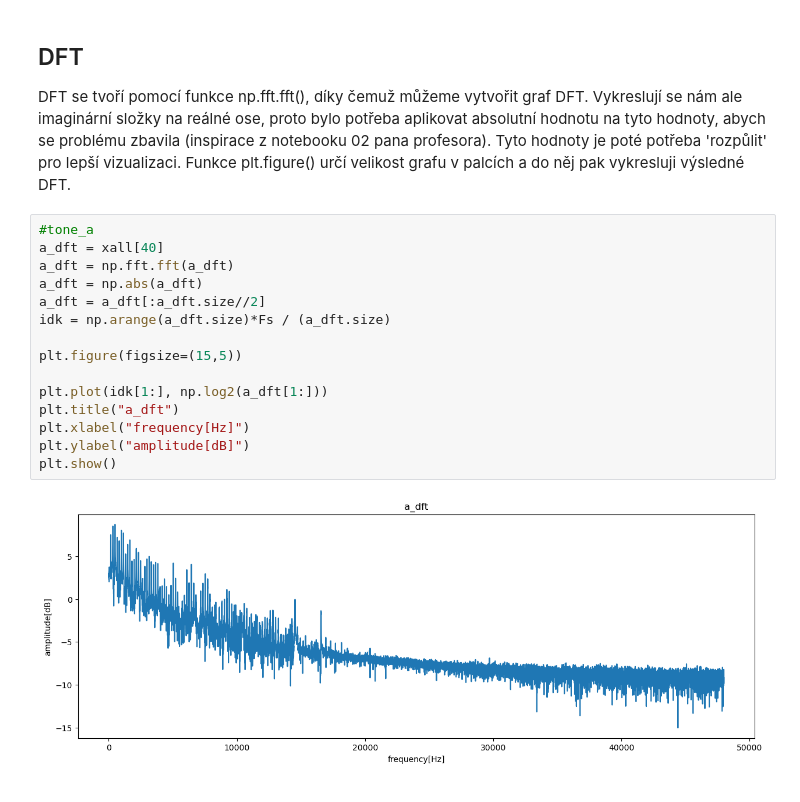
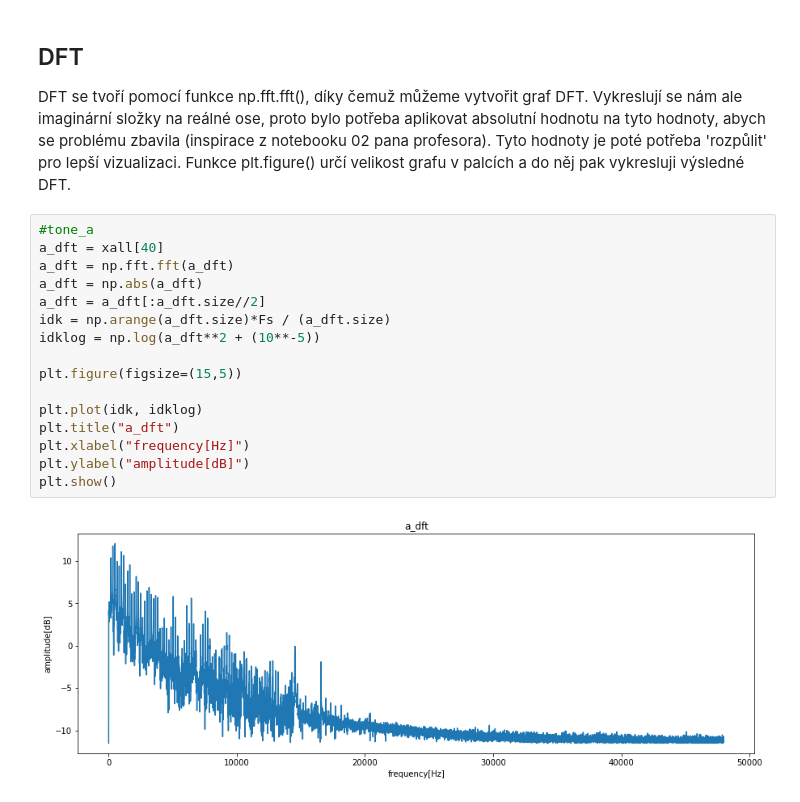
Before and after one commit to jirmusovic/Signaly-a-systemy, a Jupyter notebook: py/proj.ipynb, the cells around one changed output. Cells and saved outputs as stored; diff of their text form.

```diff
--- a/py/proj.ipynb
+++ b/py/proj.ipynb
@@ -73,20 +73,21 @@ DFT se tvoří pomocí funkce np.fft.fft(), díky čemuž můžeme vytvořit gra
 # %%
 #tone_a
 a_dft = xall[40]
 a_dft = np.fft.fft(a_dft)
 a_dft = np.abs(a_dft)
 a_dft = a_dft[:a_dft.size//2]
 idk = np.arange(a_dft.size)*Fs / (a_dft.size)
+idklog = np.log(a_dft**2 + (10**-5))
 
 plt.figure(figsize=(15,5))
 
-plt.plot(idk[1:], np.log2(a_dft[1:]))
+plt.plot(idk, idklog)
 plt.title("a_dft")
 plt.xlabel("frequency[Hz]")
 plt.ylabel("amplitude[dB]")
 plt.show()
 # %% [output]
-[figure, old version]
+[figure, new version]
 # %%
 #tone_b
 b_dft = xall[57]
```
Also changed, not shown: parts of 14 cells of this notebook, 2 other files.
